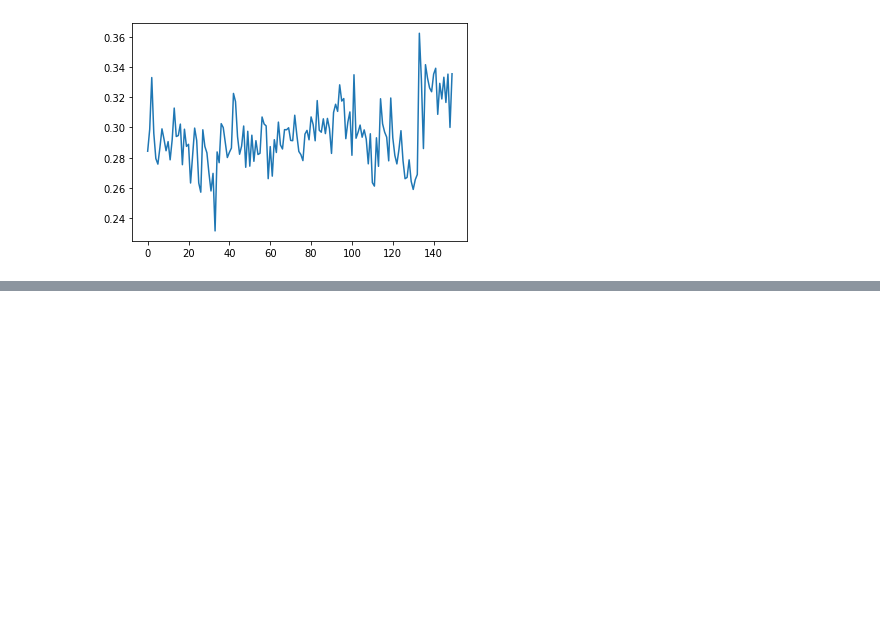
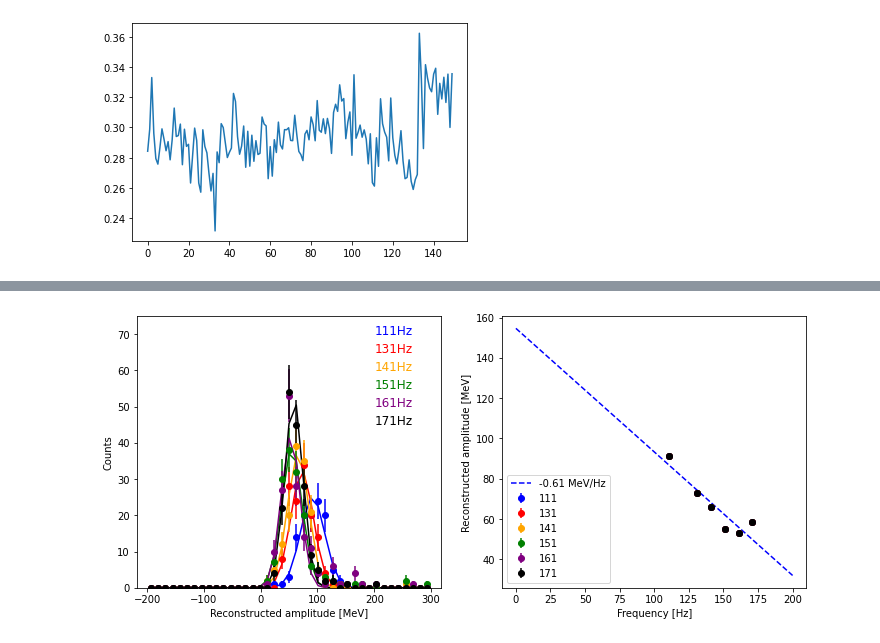
Before and after one commit to Moore-Lab/decay_analysis, a Jupyter notebook: analyze_alpha_data_20231110.ipynb, the cells around one changed output, grey strips where cells are left out. Cells and saved outputs as stored; diff of their text form; code cells hidden in the pictures; blank space fills up the shorter version.

Commit message:
kick vs frequency

```diff
--- a/analyze_alpha_data_20231110.ipynb
+++ b/analyze_alpha_data_20231110.ipynb
@@ -321,0 +417,76 @@ plt.plot(amp_dict[111][200][:,2]/cal_fac)
+# %%
+## compare fake pulse versus amplitude
+
+amp_dicts = [fake_amps]
+amp_methods = list(amp_dicts[0].keys()) #["Opt filt (no search)", "Opt filt (100ms search)",]
+amp_cal_facs = [1.057e-5, 1.057e-5,] ## set by hand to match the calibration data
+amp_colors = ['b', 'r', 'orange', 'g', 'purple', 'black', 'pink', 'brown', 'gray']
+
+ymax = 75
+
+fit_vals_fake=[]
+
+plt.figure(figsize=(12,5))
+cidx = 0
+for i,freq in enumerate(amp_dicts[0].keys()):
+
+
+    for j,amp in enumerate(amp_dicts[0][freq].keys()):
+        if( not isinstance(amp, numbers.Number)): continue
+
+        filt_amps = amp_dicts[0][freq]
+
+        amp_bins = np.linspace(-200,300,40)
+        hvals = filt_amps[amp]*calibrated_OF_amps_from_fit[0]
+        hh,be = np.histogram(hvals, bins=amp_bins)
+        bc = be[:-1] + np.diff(be)/2
+
+        ## gauss fit
+        err = np.sqrt(hh)
+        err[err==0] = 1
+        try:
+            gpts = hvals>0
+            gp, gcov = opt.curve_fit(gauss_fun, bc, hh, sigma=err, p0=[1, np.median(hvals[gpts]), np.std(hvals[gpts])])
+        except:
+            gp = [1, np.median(hvals), np.std(hvals)]
+
+        ## amplitude, mean, mean_err, sig, sig_err
+        fit_vals_fake.append([freq, gp[1], np.sqrt(gcov[1,1]), np.abs(gp[2]), np.sqrt(gcov[2,2]), i])
+
+        plt.subplot(1,2,1)
+        plt.errorbar(bc, hh, yerr=np.sqrt(hh), fmt='o', color=amp_colors[cidx])
+        plt.plot(bc, gauss_fun(bc, *gp), amp_colors[cidx], label="$\mu$ = %.1f MeV,\n$\sigma$=%.1f MeV"%(gp[1], gp[2]))
+        #plt.title("Amplitude = %d MeV"%amp)
+        plt.ylabel("Counts")
+        plt.xlabel("Reconstructed amplitude [MeV]")
+
+        if(j==0):
+            plt.text(200, ymax-(ymax/15)*(i+1), str(amp_methods[i]) + "Hz", fontsize=12, color=amp_colors[cidx])
+        cidx += 1
+
+        #plt.suptitle(amp_methods[i])
+        #plt.legend()
+
+    plt.ylim(0,ymax)
+
+fit_vals_fake = np.array(fit_vals_fake)
+plt.subplot(1,2,2)
+cidx = 0
+for i,freq in enumerate(amp_dicts[0].keys()):
+
+    plt.errorbar(fit_vals_fake[:,0], fit_vals_fake[:,1], yerr=fit_vals_fake[:,2], fmt='o', color=amp_colors[cidx], label=amp_methods[i])
+    cidx += 1
+
+p = np.polyfit(fit_vals_fake[:,0], fit_vals_fake[:,1],1)
+xx = np.linspace(0,200)
+plt.plot(xx, np.polyval(p,xx), 'b--', label="%0.2f MeV/Hz"%p[0])
+
+#plt.xlim(0,1100)
+#plt.ylim(0,1200)
+plt.legend(loc='lower left')
+plt.xlabel("Frequency [Hz]")
+plt.ylabel("Reconstructed amplitude [MeV]")
+
+plt.savefig(plots_dir+"/fake_steps_recon_%s.png"%file_label, dpi=300, bbox_inches="tight")
+# %% [output]
+[figure, added]
```
Also changed, not shown: parts of 9 cells of this notebook.
